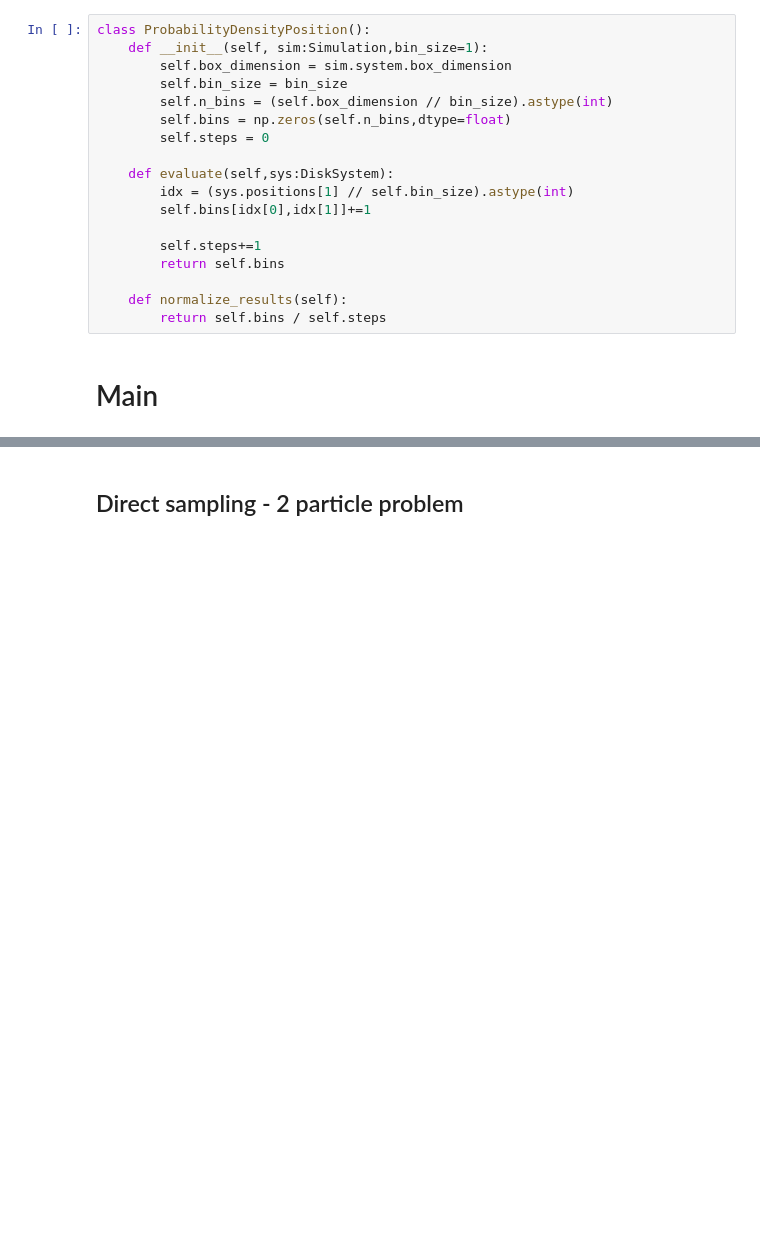
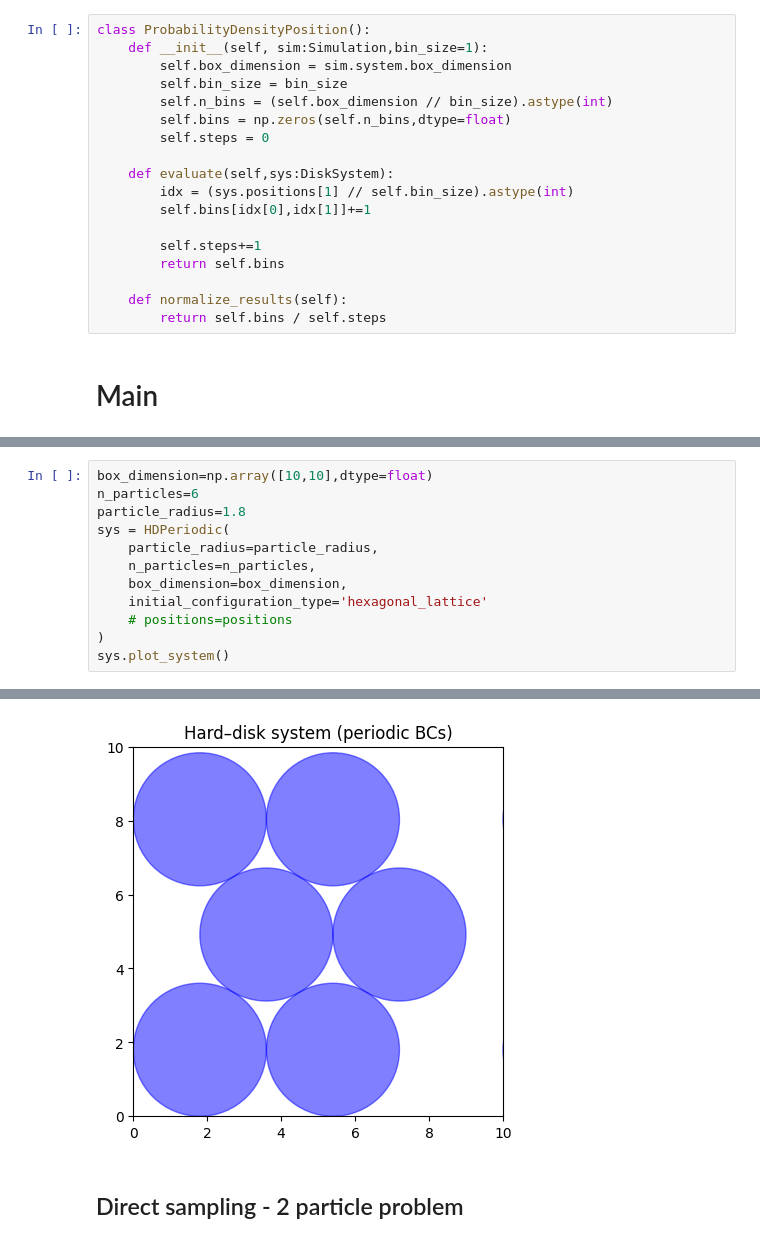
Before and after one commit to LuanMs1/tcc-markov-chain, a Jupyter notebook: hard_disck_periodic.ipynb, the cells around one changed output, grey strips where cells are left out. Saved outputs shown, nothing was run; the diff lists cells and outputs as text; blank space fills up the shorter version.

```diff
--- a/hard_disck_periodic.ipynb
+++ b/hard_disck_periodic.ipynb
@@ -57,0 +115,13 @@ class ProbabilityDensityPosition():
+# %%
+box_dimension=np.array([10,10],dtype=float)
+n_particles=6
+particle_radius=1.8
+sys = HDPeriodic(
+    particle_radius=particle_radius,
+    n_particles=n_particles,
+    box_dimension=box_dimension,
+    initial_configuration_type='hexagonal_lattice'
+    # positions=positions
+)
+sys.plot_system()
+# %% [output]
@@ -58,3 +131,4 @@ class ProbabilityDensityPosition():
+[figure, added]
 # %% [markdown]
 ## Direct sampling - 2 particle problem
 # %%
```
Also changed, not shown: parts of 25 cells of this notebook, 4 other files.
